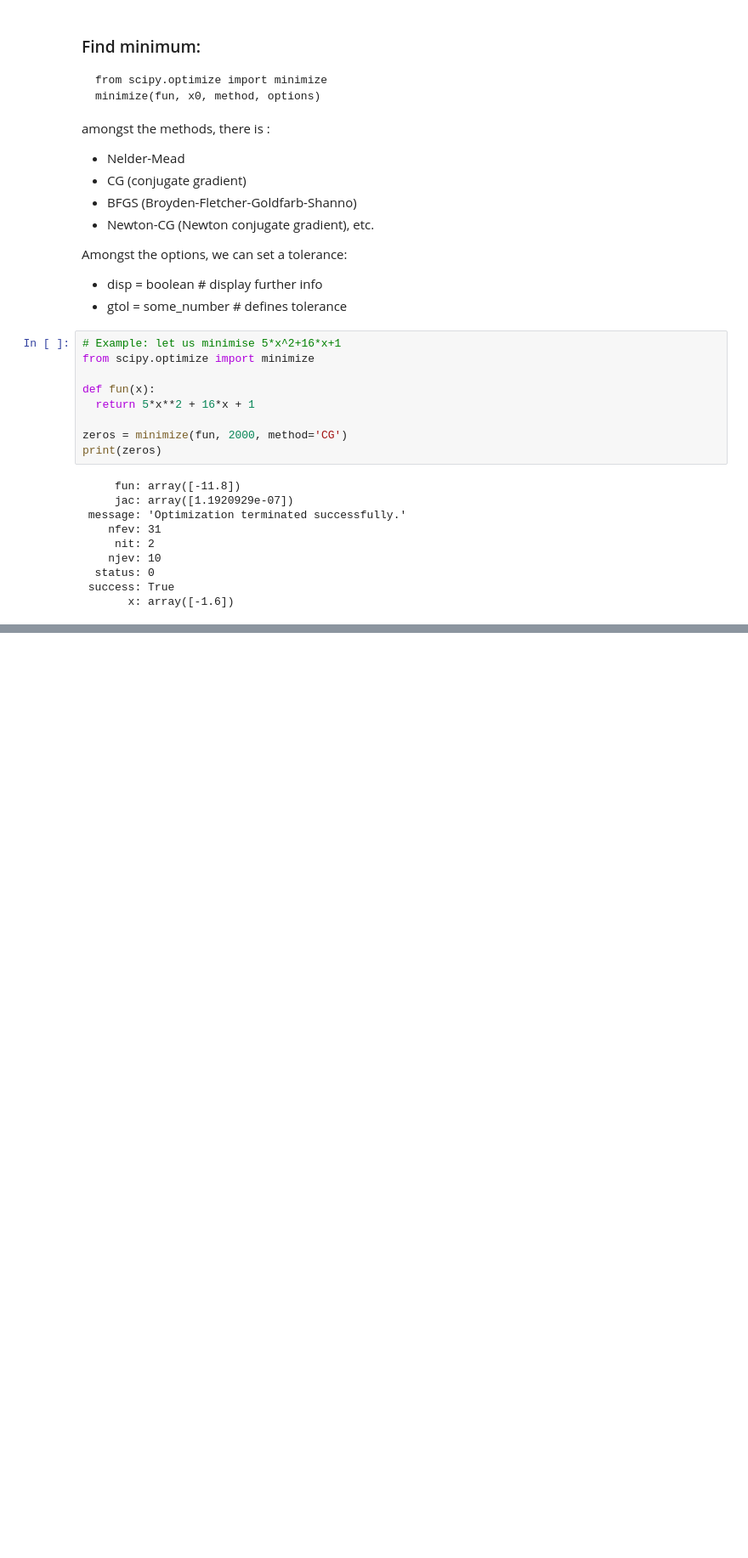
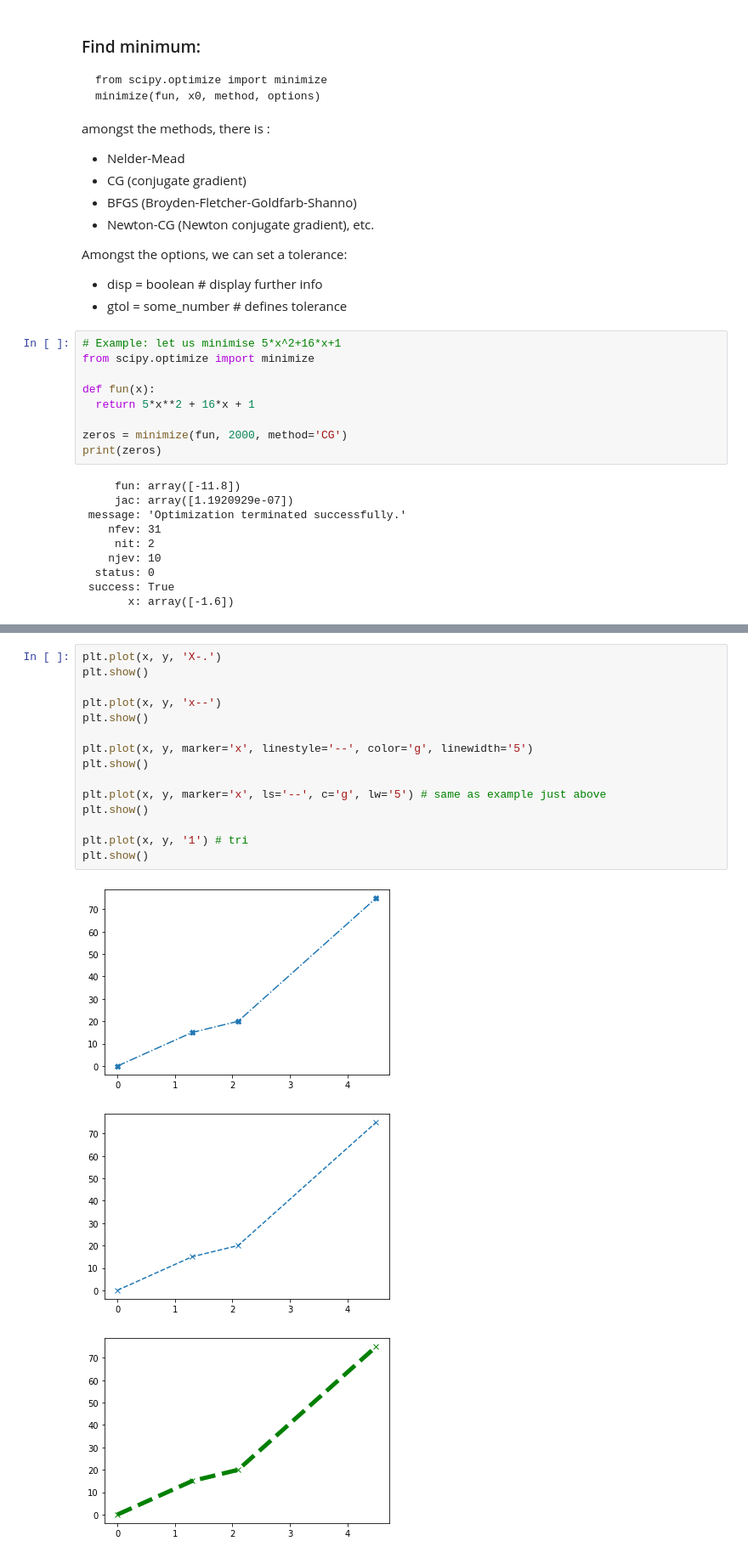
Before and after one commit to icaroacarvalho/Learning-Python, a Jupyter notebook: Learning_python.ipynb, the cells around one changed output, grey strips where cells are left out. Shown at 85% size. Saved outputs shown, nothing was run; the diff lists cells and outputs as text; blank space fills up the shorter version.

```diff
--- a/Learning_python.ipynb
+++ b/Learning_python.ipynb
@@ -4506,0 +4727,19 @@ __Sparse data__ is data that contains unused elements, that do not carry relevan
+# %%
+plt.plot(x, y, 'X-.')
+plt.show()
+
+plt.plot(x, y, 'x--')
+plt.show()
+
+plt.plot(x, y, marker='x', linestyle='--', color='g', linewidth='5')
+plt.show()
+
+plt.plot(x, y, marker='x', ls='--', c='g', lw='5') # same as example just above
+plt.show()
+
+plt.plot(x, y, '1') # tri
+plt.show()
+# %% [output]
+[figure, added]
+[figure, added]
+[figure, added]
```
Also changed, not shown: parts of 42 cells of this notebook.
